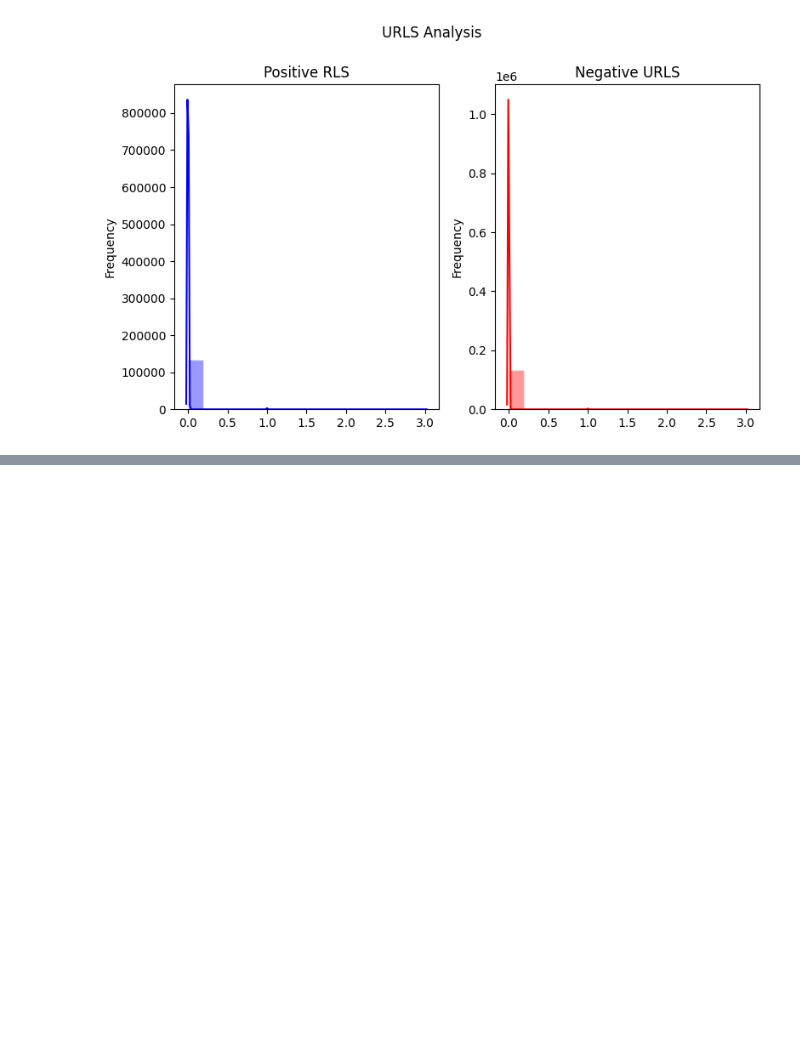
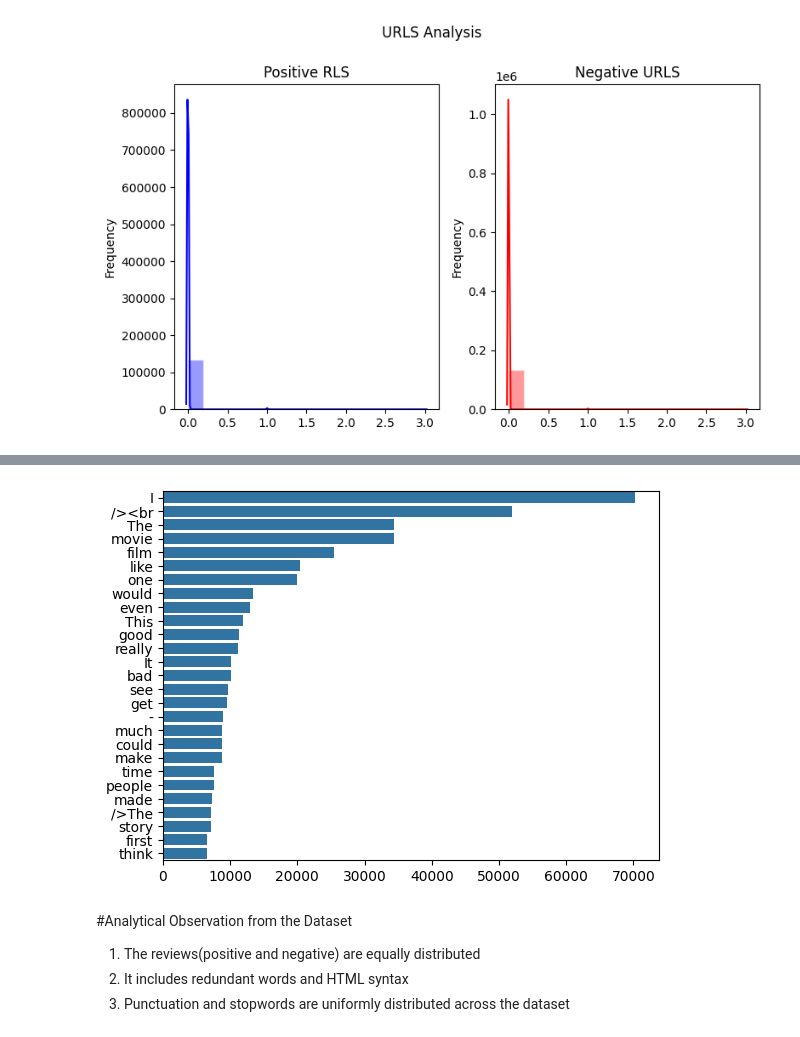
Before and after one commit to ifuu16/Movie_Sentiment_Analysis, a Jupyter notebook: data_preprocessing.ipynb, the cells around one changed output, grey strips where cells are left out. Drawn from its saved outputs; the diff is of its cells as text; code cells hidden in the pictures; blank space fills up the shorter version.

```diff
--- a/data_preprocessing.ipynb
+++ b/data_preprocessing.ipynb
@@ -183,0 +210,13 @@ wordclouds_visuals(positive_review_word, negative_review_word)
+# %%
+#plot the negative corpus
+
+corpus = create_corpus('negative')
+plot_corpus()
+# %% [output]
+[figure, added]
+# %% [markdown]
+#Analytical Observation from the Dataset
+
+1) The reviews(positive and negative) are equally distributed
+2) It includes redundant words and HTML syntax
+3) Punctuation and stopwords are uniformly distributed across the dataset
```
Also changed, not shown: parts of 5 cells of this notebook.
